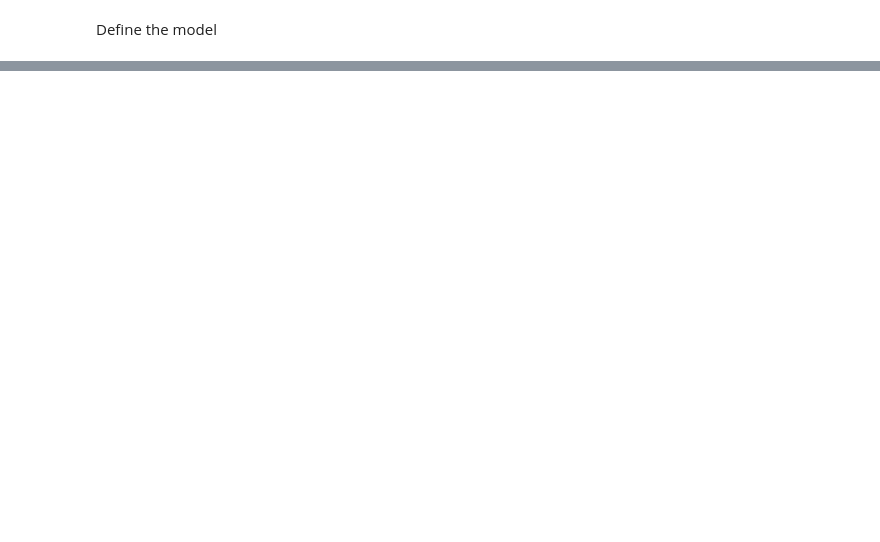
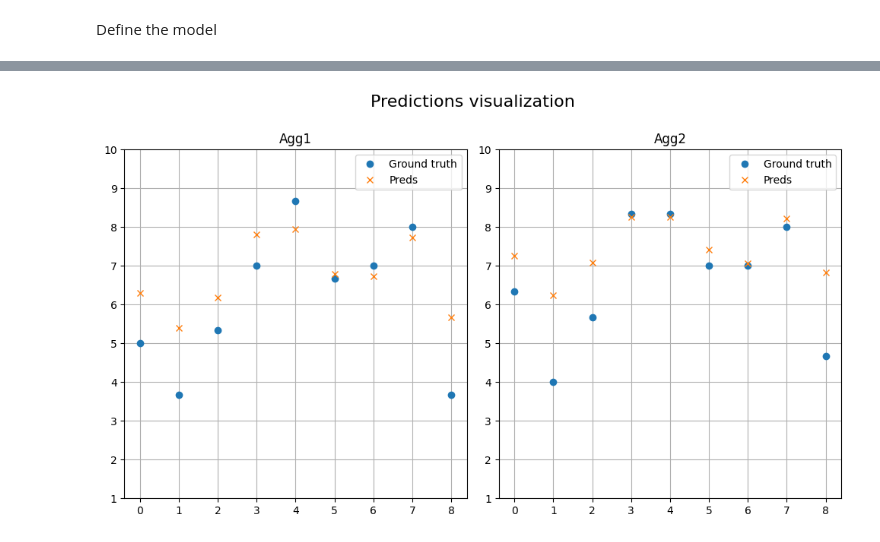
Before and after one commit to SamueleLippolis/marks-analysis-, a Jupyter notebook: notebooks/prototype_NNModel.ipynb, the cells around one changed output, grey strips where cells are left out. Saved outputs shown, nothing was run; the diff lists cells and outputs as text; code cells hidden in the pictures; blank space fills up the shorter version.

Commit message:
new models

```diff
--- a/notebooks/prototype_NNModel.ipynb
+++ b/notebooks/prototype_NNModel.ipynb
@@ -35,4 +37,6 @@ y = df[target_cols].values
 Define train and test set
 # %%
 seed = 0
-X_train, X_test, y_train, y_test = train_test_split(X,y, test_size = 0.2, random_state=seed)
+test_size = 0.2
+
+X_train, X_test, y_train, y_test = train_test_split(X,y, test_size = test_size, random_state=seed)
@@ -59,0 +78,14 @@ Train model (see tier)
+# %%
+batch_size = 8
+lr = 0.001
+
+# ---
+
+x_train_t = torch.tensor(X_train, dtype=torch.float32)
+y_train_t = torch.tensor(y_train, dtype=torch.float32)
+x_test_t = torch.tensor(X_test, dtype=torch.float32)
+y_test_t = torch.tensor(y_test, dtype=torch.float32)
+
+data_loader = DataLoader(TensorDataset(x_train_t, y_train_t), batch_size = batch_size, shuffle = True)
+loss_fnc = nn.MSELoss()
+optimizer = optim.Adam(model.parameters(), lr=lr)
@@ -59,0 +244,29 @@ Train model (see tier)
+# %%
+plt.figure(figsize=(10,6))
+
+# Titolo generale
+plt.suptitle("Predictions visualization", fontsize=16, y=0.95)
+
+plt.subplot(1,2,1)
+plt.title("Agg1")
+plt.plot(y_test[:,0], marker='o', linestyle='None', label='Ground truth')
+plt.plot(preds[:,0], marker='x', linestyle='None', label='Preds')
+plt.ylim(1,10)
+plt.legend()
+plt.grid(True)
+
+plt.subplot(1,2,2)
+plt.title("Agg2")
+plt.plot(y_test[:,1], marker='o', linestyle='None', label='Ground truth')
+plt.plot(preds[:,1], marker='x', linestyle='None', label='Preds')
+plt.ylim(1,10)
+plt.legend()
+plt.grid(True)
+
+plt.savefig(f"{exp_dir}/se_preds.png", dpi=150)
+
+# Migliora il layout
+plt.tight_layout(rect=[0, 0, 1, 0.95])
+plt.show()
+# %% [output]
+[figure, added]
```
Also changed, not shown: parts of 13 cells of this notebook, 12 other files.
